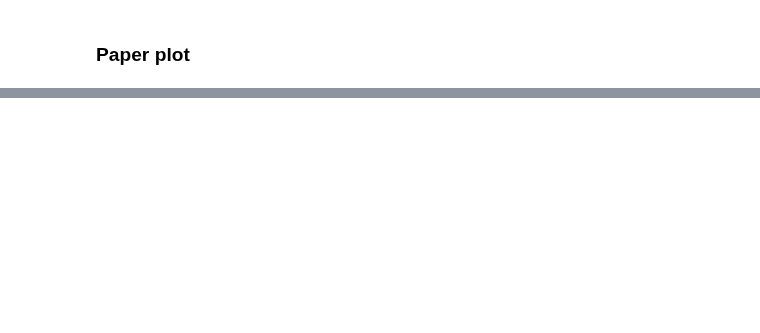
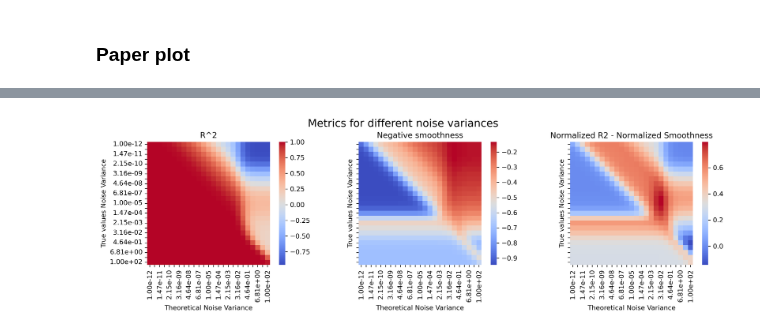
Before and after one commit to theS3b/Smoothing-Techniques-for-Predicting-High-Frequency-Time-Series, a Jupyter notebook: Kalman Filter on % GDP diff, with & without including real values.ipynb, the cells around one changed output, grey strips where cells are left out. Cells and saved outputs as stored; diff of their text form; code cells hidden in the pictures; blank space fills up the shorter version.

```diff
--- a/Kalman Filter on % GDP diff, with & without including real values.ipynb
+++ b/Kalman Filter on % GDP diff, with & without including real values.ipynb
@@ -352,0 +400,4 @@ plt.show()
+# %%
+noise_variance_heatmap(r2s, smoothness_losses, optimal_metric, variances, file_path=results.OUTPUT_DATA_PATH + 'KF_heatmap.pdf')
+# %% [output]
+[figure, added]
```
Also changed, not shown: parts of 21 cells of this notebook, 7 other files.
